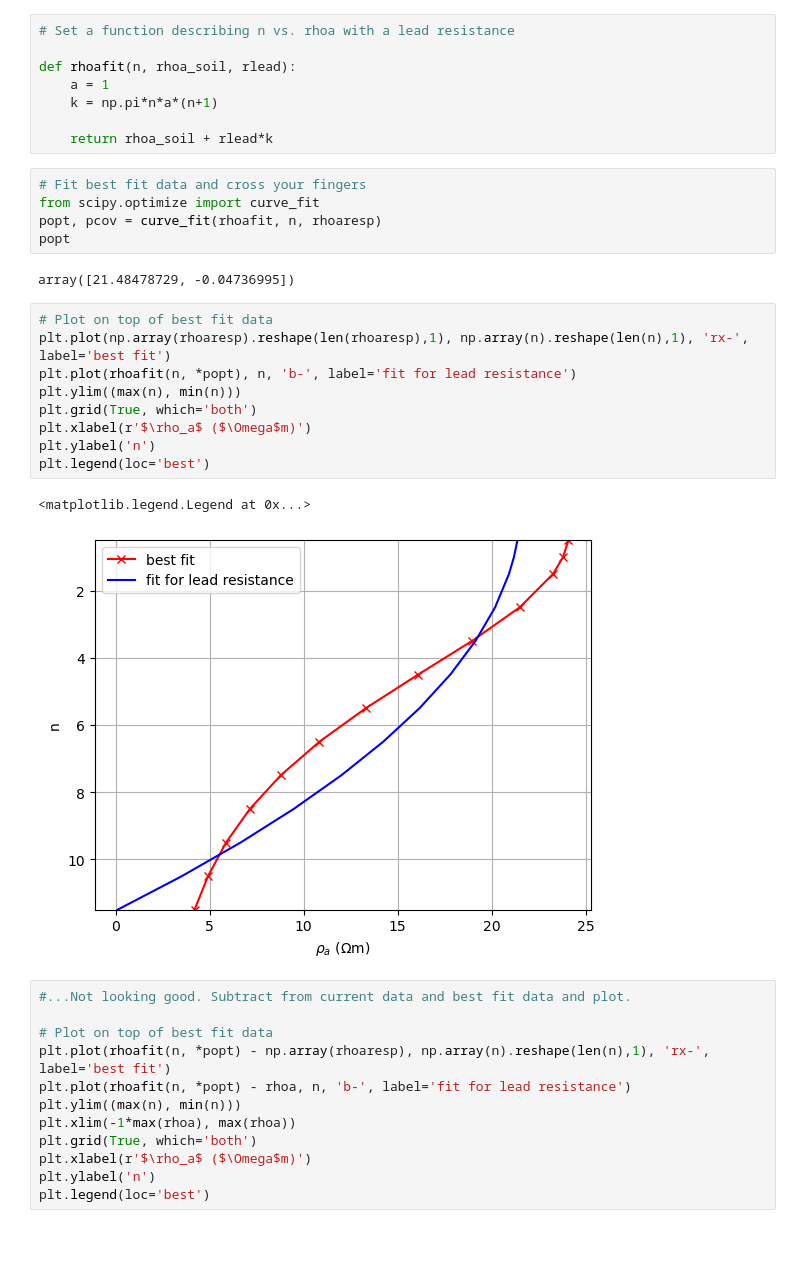
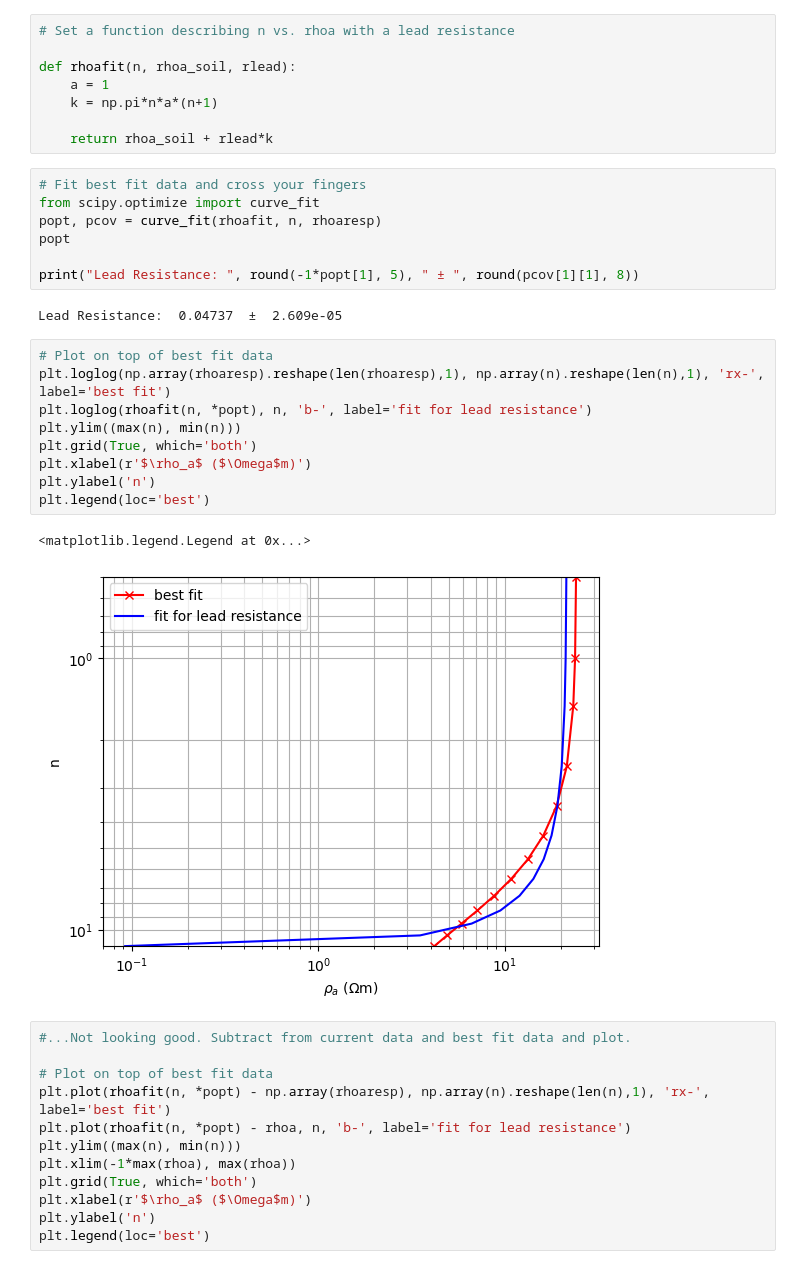
Before and after one commit to GarimaPrabhakar/bert-practice, a Jupyter notebook: tryingstuff/leadcorrection.ipynb, the cells around one changed output. Cells and saved outputs as stored; diff of their text form; blank space fills up the shorter version.

Commit message:
initial errors for resistance measurement

```diff
--- a/tryingstuff/leadcorrection.ipynb
+++ b/tryingstuff/leadcorrection.ipynb
@@ -134,20 +134,22 @@ def rhoafit(n, rhoa_soil, rlead):
 from scipy.optimize import curve_fit
 popt, pcov = curve_fit(rhoafit, n, rhoaresp)
 popt
+
+print("Lead Resistance: ", round(-1*popt[1], 5), " ± ", round(pcov[1][1], 8))
 # %% [output]
-array([21.48478729, -0.04736995])
+Lead Resistance:  0.04737  ±  2.609e-05
 # %%
 # Plot on top of best fit data
-plt.plot(np.array(rhoaresp).reshape(len(rhoaresp),1), np.array(n).reshape(len(n),1), 'rx-', label='best fit')
-plt.plot(rhoafit(n, *popt), n, 'b-', label='fit for lead resistance')
+plt.loglog(np.array(rhoaresp).reshape(len(rhoaresp),1), np.array(n).reshape(len(n),1), 'rx-', label='best fit')
+plt.loglog(rhoafit(n, *popt), n, 'b-', label='fit for lead resistance')
 plt.ylim((max(n), min(n)))
 plt.grid(True, which='both')
 plt.xlabel(r'$\rho_a$ ($\Omega$m)')
 plt.ylabel('n')
 plt.legend(loc='best')
 # %% [output]
 <matplotlib.legend.Legend at 0x...>
-[figure, old version]
+[figure, new version]
 # %%
 #...Not looking good. Subtract from current data and best fit data and plot.
 
```
Also changed, not shown: parts of 4 cells of this notebook, 2 other files.
